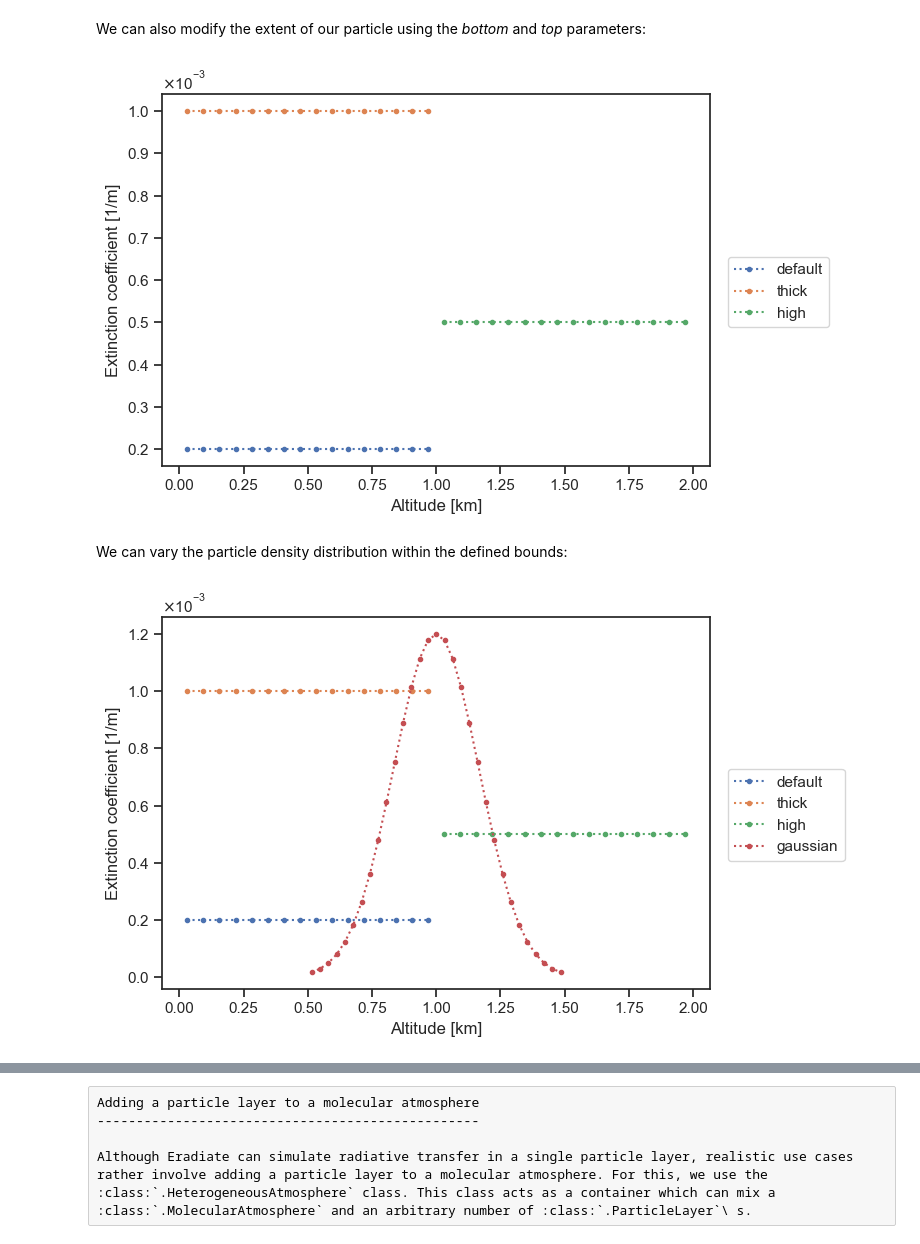
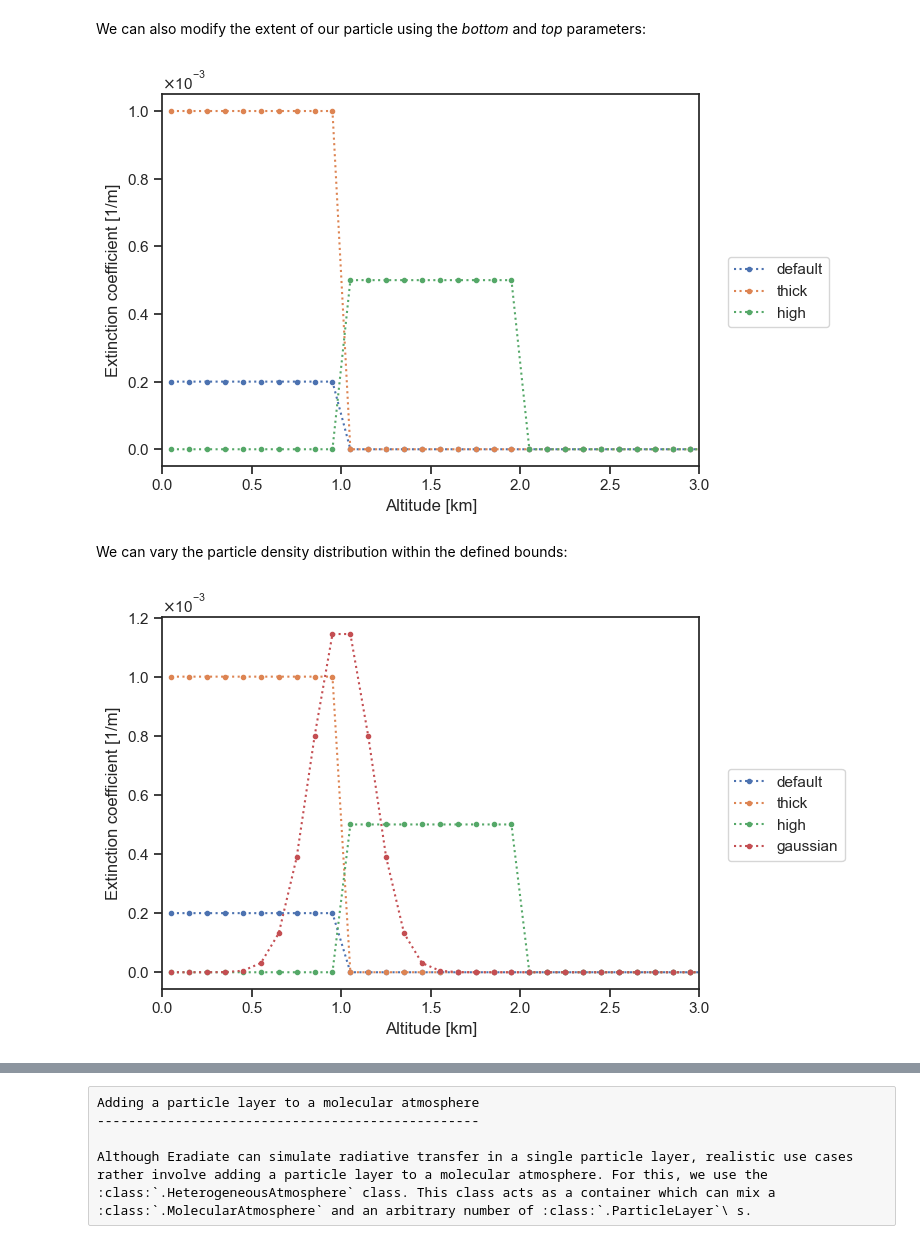
Before and after one commit to eradiate/eradiate-tutorials, a Jupyter notebook: getting_started/particle_layer.ipynb, the cells around one changed output, grey strips where cells are left out. Cells and saved outputs as stored; diff of their text form; code cells hidden in the pictures.

```diff
--- a/getting_started/particle_layer.ipynb
+++ b/getting_started/particle_layer.ipynb
@@ -94,32 +99,35 @@ plot_sigma_t(
 # %% [markdown]
 We can also modify the extent of our particle using the *bottom* and *top* parameters:
 # %%
-particle_layer_high = ertsc.atmosphere.ParticleLayer(tau_ref=0.5, bottom=1 * ureg.km, top=2 * ureg.km)
+particle_layer_high = ertsc.atmosphere.ParticleLayer(
+    tau_ref=0.5, bottom=1 * ureg.km, top=2 * ureg.km
+)
 plot_sigma_t(
     particle_layer_default,
     particle_layer_thick,
     particle_layer_high,
     labels=["default", "thick", "high"],
+    altitude_extent=[0, 3],
 )
 # %% [output]
-[figure, old version]
+[figure, new version]
 # %% [markdown]
 We can vary the particle density distribution within the defined bounds:
 # %%
 particle_layer_gaussian = ertsc.atmosphere.ParticleLayer(
     tau_ref=0.5,
     bottom=0.5 * ureg.km,
     top=1.5 * ureg.km,
     distribution="gaussian",
-    n_layers=31,
 )
 
 plot_sigma_t(
     particle_layer_default,
     particle_layer_thick,
     particle_layer_high,
     particle_layer_gaussian,
     labels=["default", "thick", "high", "gaussian"],
+    altitude_extent=[0, 3],
 )
 # %% [output]
-[figure, old version]
+[figure, new version]
```
Also changed, not shown: parts of 12 cells of this notebook, 9 other files.
